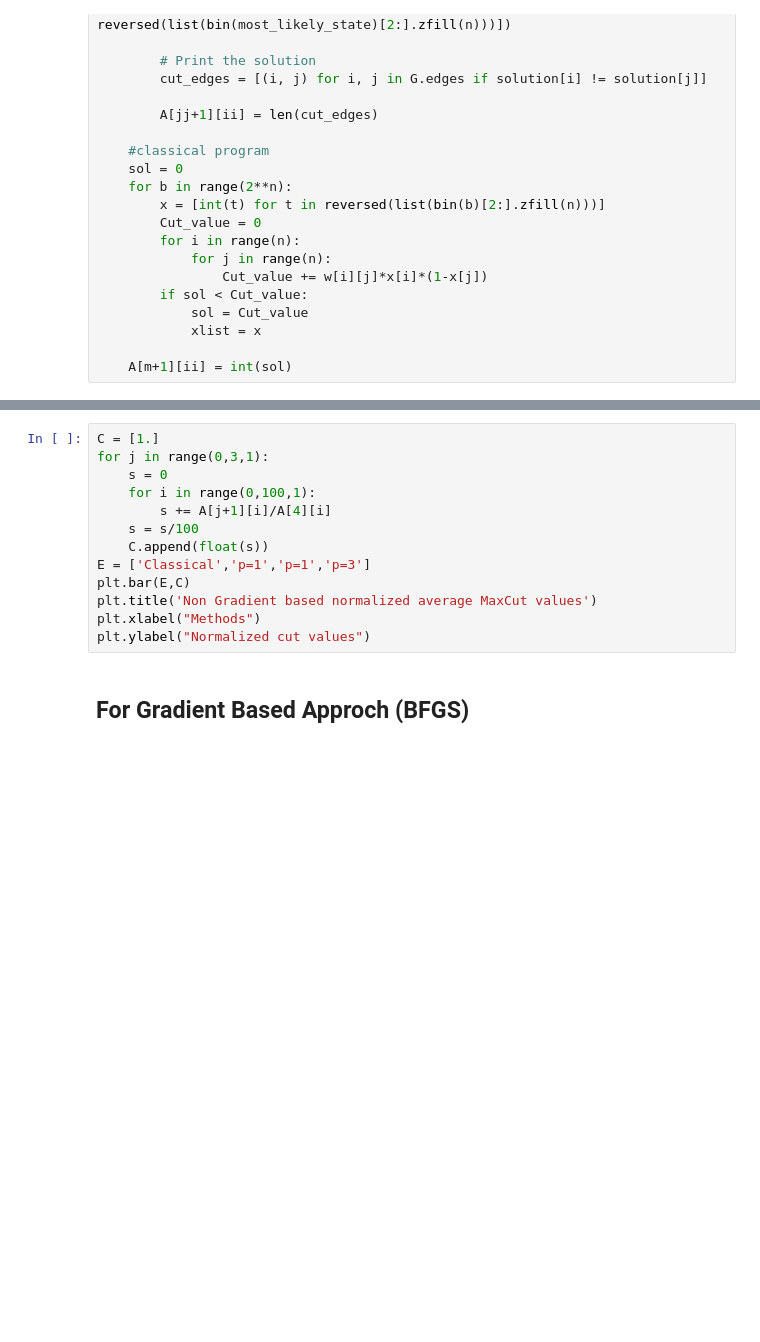
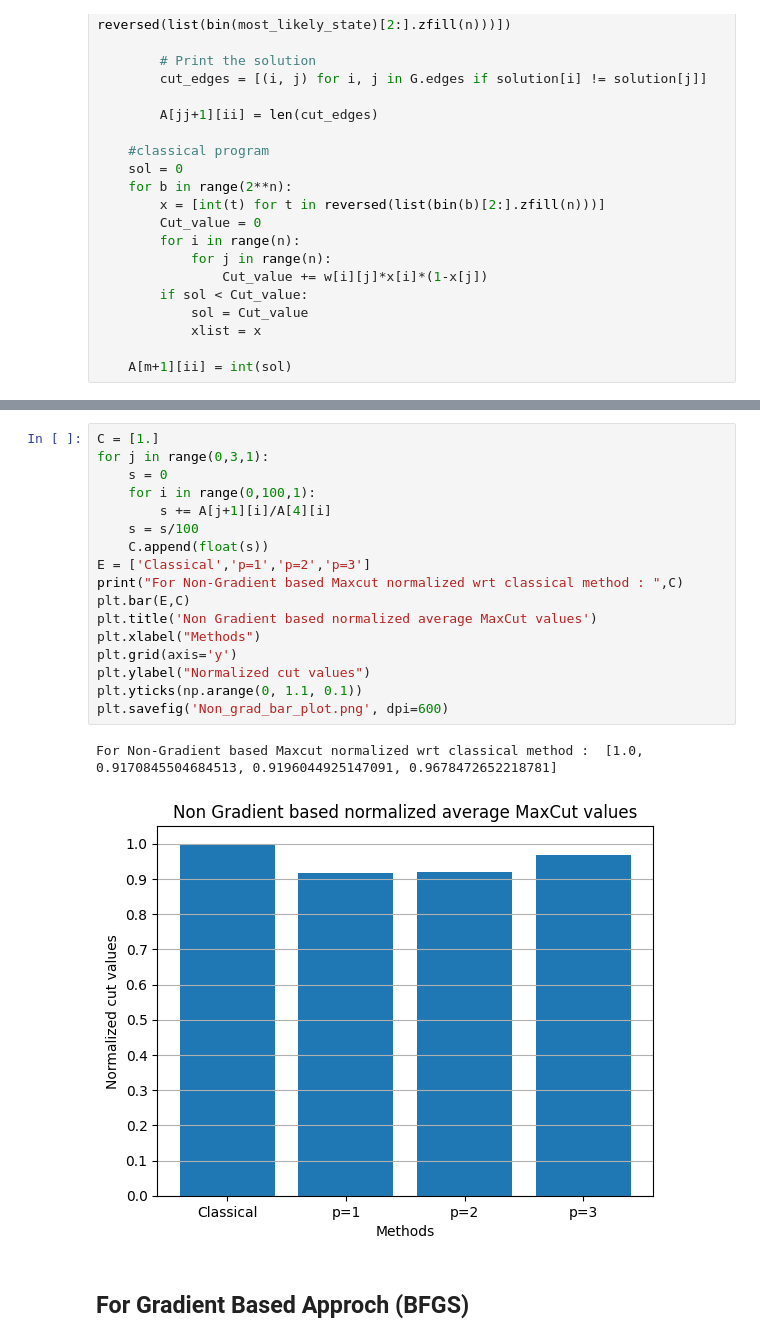
Before and after one commit to patelquantum/MaxCut, a Jupyter notebook: maxcut_qaoa_2.ipynb, the cells around one changed output, grey strips where cells are left out. Saved outputs shown, nothing was run; the diff lists cells and outputs as text; blank space fills up the shorter version.

```diff
--- a/maxcut_qaoa_2.ipynb
+++ b/maxcut_qaoa_2.ipynb
@@ -90,16 +96,23 @@ plt.legend(loc='best')
 # %%
 C = [1.]
 for j in range(0,3,1):
     s = 0
     for i in range(0,100,1):
         s += A[j+1][i]/A[4][i]
     s = s/100
     C.append(float(s))
-E = ['Classical','p=1','p=1','p=3']
+E = ['Classical','p=1','p=2','p=3']
+print("For Non-Gradient based Maxcut normalized wrt classical method : ",C)
 plt.bar(E,C)
 plt.title('Non Gradient based normalized average MaxCut values')
 plt.xlabel("Methods")
+plt.grid(axis='y')
 plt.ylabel("Normalized cut values")
+plt.yticks(np.arange(0, 1.1, 0.1))
+plt.savefig('Non_grad_bar_plot.png', dpi=600)
+# %% [output]
+For Non-Gradient based Maxcut normalized wrt classical method :  [1.0, 0.9170845504684513, 0.9196044925147091, 0.9678472652218781]
+[figure, added]
 # %% [markdown]
 ## For Gradient Based Approch (BFGS)
 # %%
```
Also changed, not shown: parts of 7 cells of this notebook.
